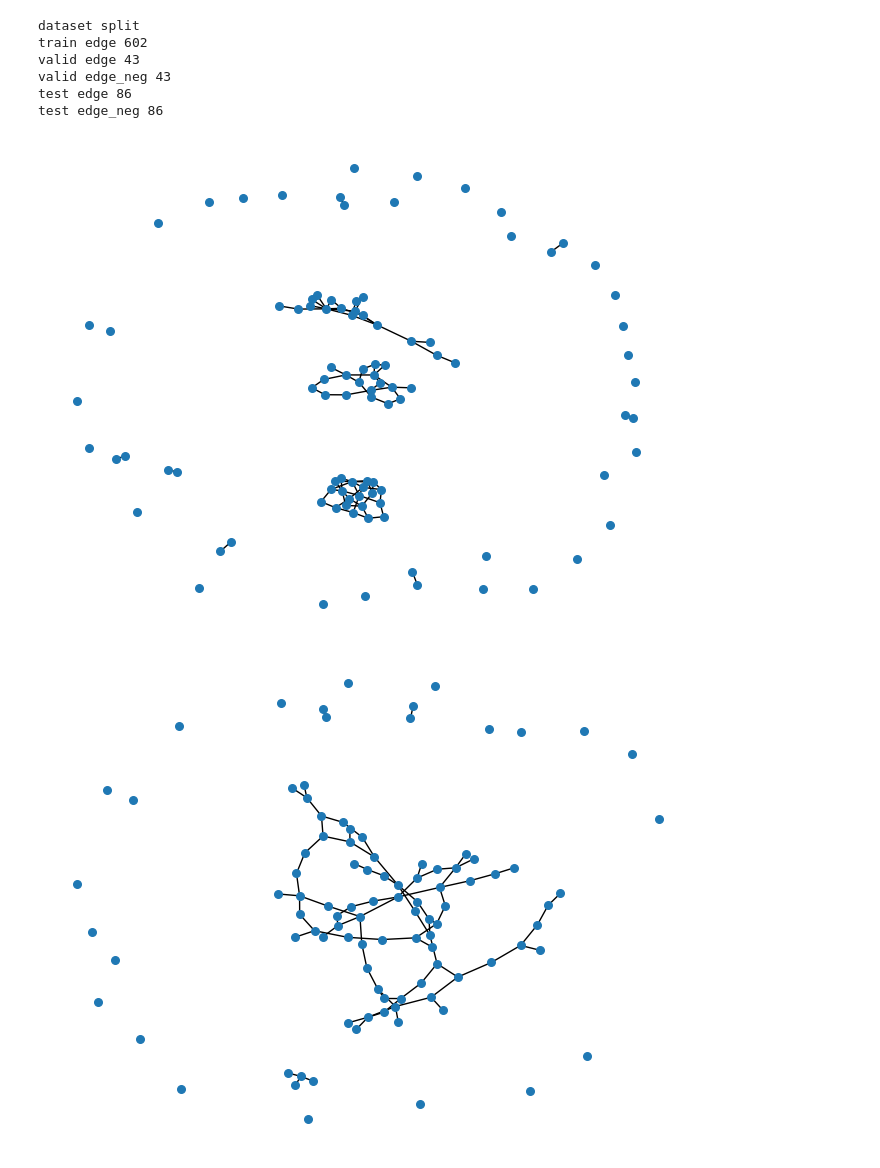
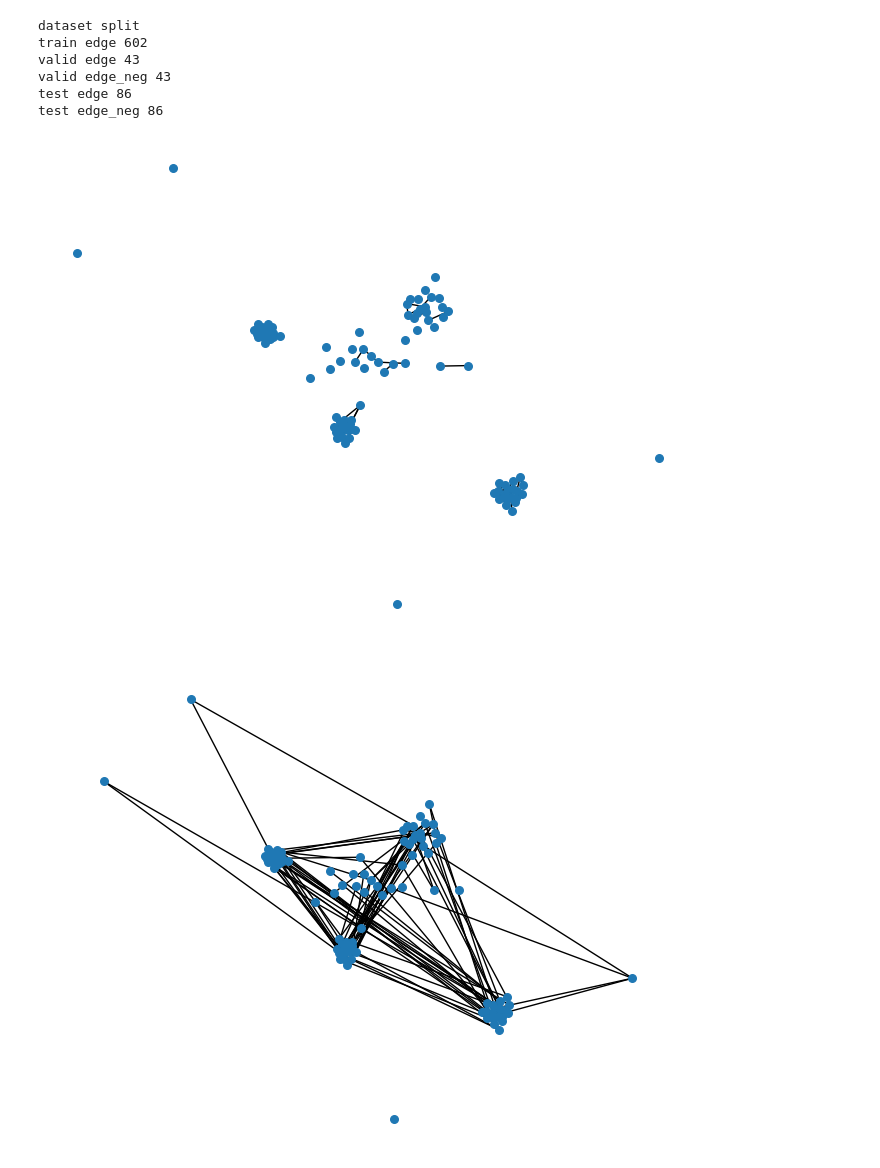
Before and after one commit to valentincuzin/GCL-Link-Prediction, a Jupyter notebook: issue comprehension/Untitled.ipynb, the cells around one changed output. Drawn from its saved outputs; the diff is of its cells as text; code cells hidden in the pictures.

```diff
--- a/issue comprehension/Untitled.ipynb
+++ b/issue comprehension/Untitled.ipynb
@@ -38,6 +39,7 @@ evaluator = Evaluator(name='ogbl-ppa')
 # %%
 def gen_sbm(sizes, probs, device=None, seed=random.randint(1, 10000)):
     G = stochastic_block_model(sizes, probs, seed=seed)
+    pos = nx.spring_layout(G)
     nx.draw(G, node_size=30)
     data = from_networkx(G)
     print(data)
@@ -48,7 +50,7 @@ def gen_sbm(sizes, probs, device=None, seed=random.randint(1, 10000)):
     data.x = F.one_hot(torch.arange(0, sum(sizes))).float()
     if device is not None:
         data = data.to(device)
-    return data
-data = gen_sbm(sizes, probs, device=device, seed=0)
+    return data, pos
+data, pos = gen_sbm(sizes, probs, device=device, seed=0)
 # %% [output]
 Data(edge_index=[2, 860], block=[100], partition=[5], name='stochastic_block_model', num_nodes=100)
@@ -103,15 +105,15 @@ test edge_neg 86
 # %%
 graph_test_pos = Data(data.x, to_undirected(split_edge['test']['edge'].t()))
 Gtp = to_networkx(graph_test_pos, to_undirected=True)
-nx.draw(Gtp, node_size=30)
+nx.draw(Gtp, pos, node_size=30)
 # %% [output]
-[figure, old version]
+[figure, new version]
 # %%
 graph_test_neg = Data(data.x, to_undirected(split_edge['test']['edge_neg'].t()))
 Gtn = to_networkx(graph_test_neg, to_undirected=True)
-nx.draw(Gtn, node_size=30)
+nx.draw(Gtn, pos, node_size=30)
 # %% [output]
-[figure, old version]
+[figure, new version]
 # %%
 class grace_encoder(nn.Module):
     def __init__(self, in_channels: int, out_channels: int, activation=nn.Identity(), base_model=GCNConv, k: int = 2):
```
Also changed, not shown: parts of 7 cells of this notebook.
